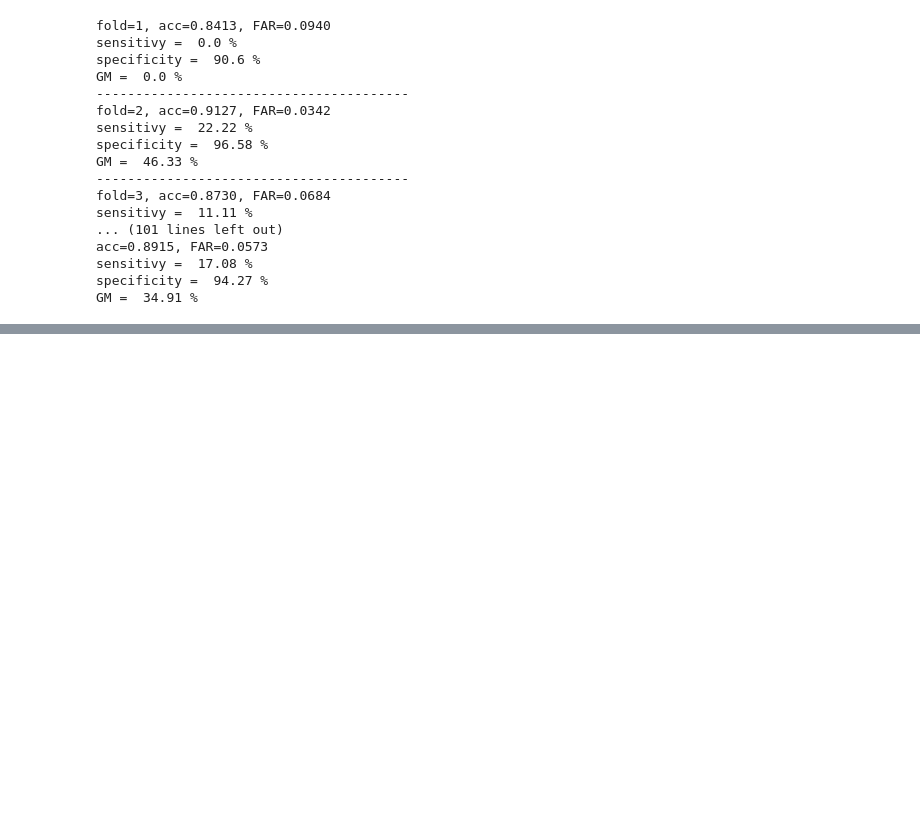
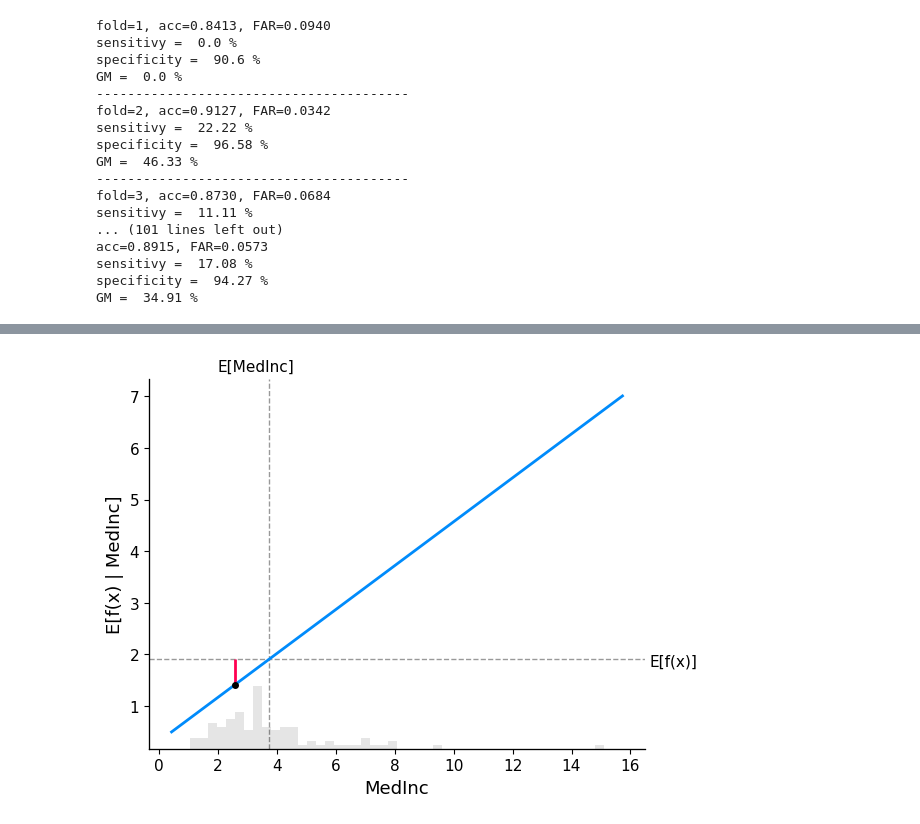
Before and after one commit to JackHuang0125/WHAT_I_DID, a Jupyter notebook: 0 Meeting/0_PAPER_0911.ipynb, the cells around one changed output, grey strips where cells are left out. Cells and saved outputs as stored; diff of their text form; code cells hidden in the pictures; blank space fills up the shorter version.

```diff
--- a/0 Meeting/0_PAPER_0911.ipynb
+++ b/0 Meeting/0_PAPER_0911.ipynb
@@ -575,0 +607,8 @@ GM =  34.91 %
+# %%
+# compute the SHAP values for the linear model
+explainer = shap.Explainer(lr.predict, X100)
+shap_values = explainer(X)
+
+shap.partial_dependence_plot('MedInc', lr.predict, X100, model_expected_value=True, feature_expected_value=True, ice=False, shap_values=shap_values[20 : 21, :])
+# %% [output]
+[figure, added]
```
Also changed, not shown: parts of 10 cells of this notebook.
